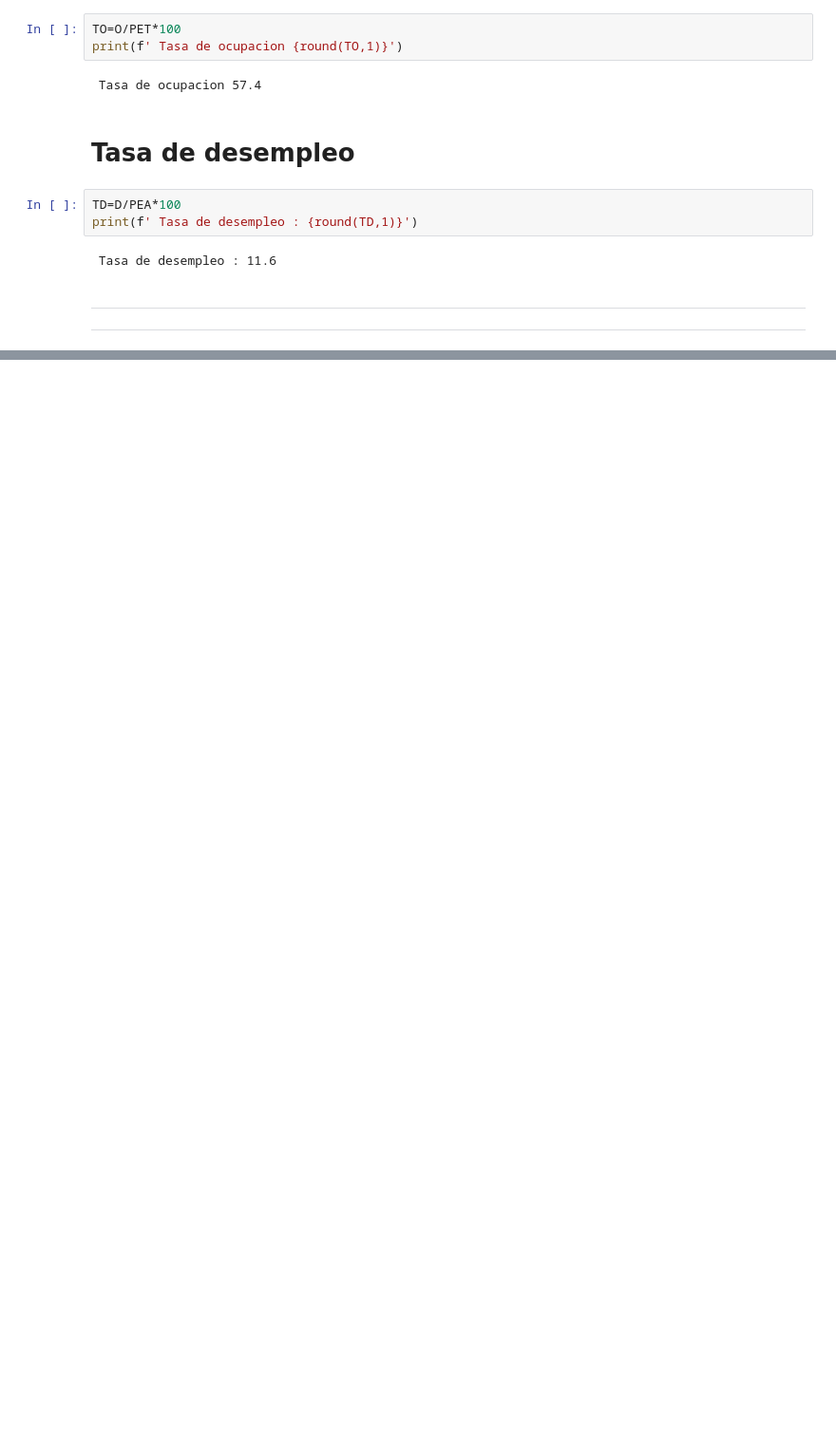
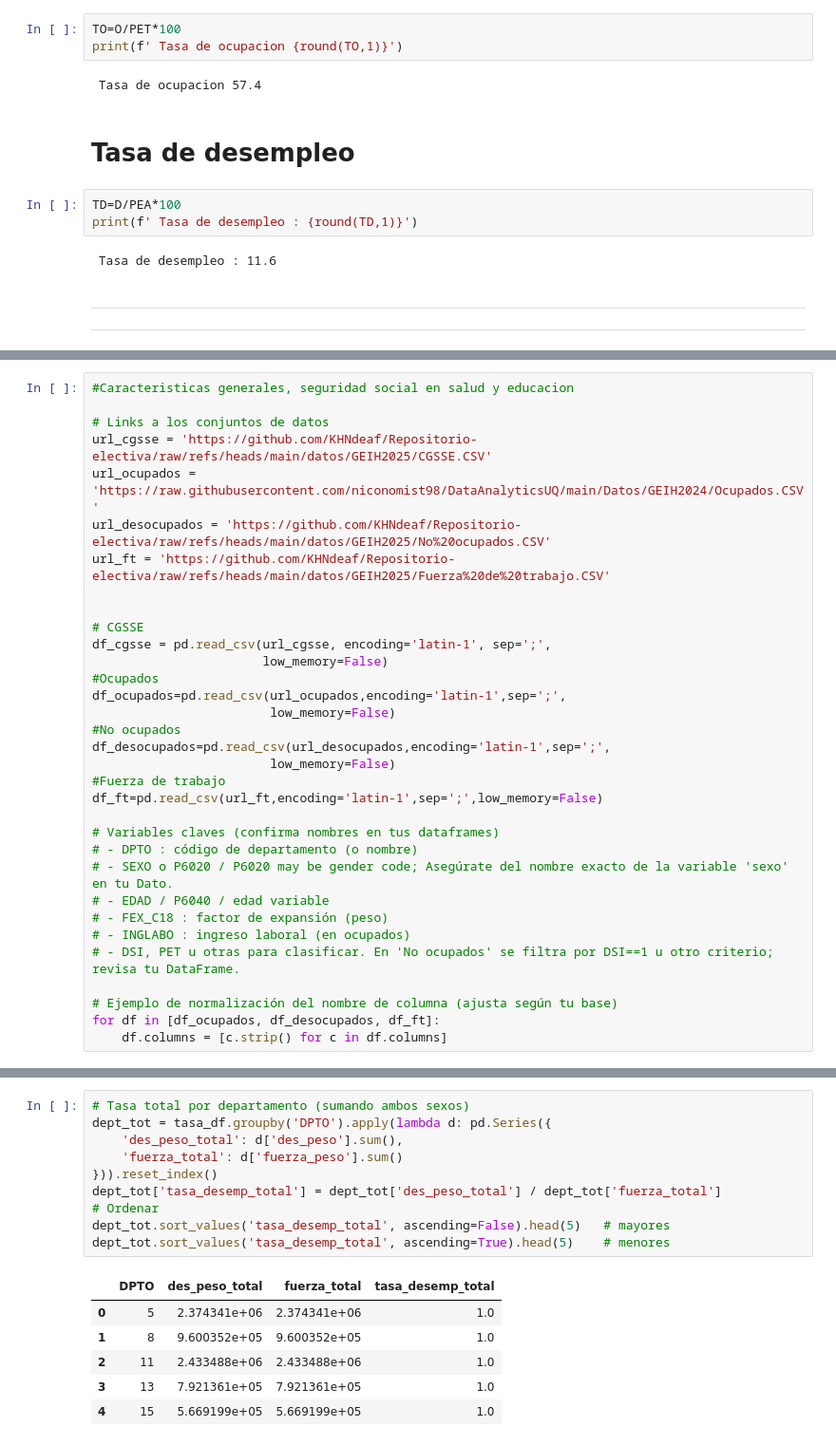
Before and after one commit to KHNdeaf/Repositorio-electiva, a Jupyter notebook: talleres/Taller_GEIH_2025_.ipynb, the cells around one changed output, grey strips where cells are left out. Shown at 95% size. Saved outputs shown, nothing was run; the diff lists cells and outputs as text; blank space fills up the shorter version.

```diff
--- a/talleres/Taller_GEIH_2025_.ipynb
+++ b/talleres/Taller_GEIH_2025_.ipynb
@@ -350,0 +351,33 @@ print(f' Tasa de desempleo : {round(TD,1)}')
+# %%
+#Caracteristicas generales, seguridad social en salud y educacion
+
+# Links a los conjuntos de datos
+url_cgsse = 'https://github.com/KHNdeaf/Repositorio-electiva/raw/refs/heads/main/datos/GEIH2025/CGSSE.CSV'
+url_ocupados = 'https://raw.githubusercontent.com/niconomist98/DataAnalyticsUQ/main/Datos/GEIH2024/Ocupados.CSV'
+url_desocupados = 'https://github.com/KHNdeaf/Repositorio-electiva/raw/refs/heads/main/datos/GEIH2025/No%20ocupados.CSV'
+url_ft = 'https://github.com/KHNdeaf/Repositorio-electiva/raw/refs/heads/main/datos/GEIH2025/Fuerza%20de%20trabajo.CSV'
+
+
+# CGSSE
+df_cgsse = pd.read_csv(url_cgsse, encoding='latin-1', sep=';',
+                       low_memory=False)
+#Ocupados
+df_ocupados=pd.read_csv(url_ocupados,encoding='latin-1',sep=';',
+                        low_memory=False)
+#No ocupados
+df_desocupados=pd.read_csv(url_desocupados,encoding='latin-1',sep=';',
+                        low_memory=False)
+#Fuerza de trabajo
+df_ft=pd.read_csv(url_ft,encoding='latin-1',sep=';',low_memory=False)
+
+# Variables claves (confirma nombres en tus dataframes)
+# - DPTO : código de departamento (o nombre)
+# - SEXO o P6020 / P6020 may be gender code; Asegúrate del nombre exacto de la variable 'sexo' en tu Dato.
+# - EDAD / P6040 / edad variable
+# - FEX_C18 : factor de expansión (peso)
+# - INGLABO : ingreso laboral (en ocupados)
+# - DSI, PET u otras para clasificar. En 'No ocupados' se filtra por DSI==1 u otro criterio; revisa tu DataFrame.
+
+# Ejemplo de normalización del nombre de columna (ajusta según tu base)
+for df in [df_ocupados, df_desocupados, df_ft]:
+    df.columns = [c.strip() for c in df.columns]
@@ -350,0 +473,17 @@ print(f' Tasa de desempleo : {round(TD,1)}')
+# %%
+# Tasa total por departamento (sumando ambos sexos)
+dept_tot = tasa_df.groupby('DPTO').apply(lambda d: pd.Series({
+    'des_peso_total': d['des_peso'].sum(),
+    'fuerza_total': d['fuerza_peso'].sum()
+})).reset_index()
+dept_tot['tasa_desemp_total'] = dept_tot['des_peso_total'] / dept_tot['fuerza_total']
+# Ordenar
+dept_tot.sort_values('tasa_desemp_total', ascending=False).head(5)   # mayores
+dept_tot.sort_values('tasa_desemp_total', ascending=True).head(5)    # menores
+# %% [output]
+|  | DPTO | des_peso_total | fuerza_total | tasa_desemp_total |
+| 0 | 5 | 2.374341e+06 | 2.374341e+06 | 1.0 |
+| 1 | 8 | 9.600352e+05 | 9.600352e+05 | 1.0 |
+| 2 | 11 | 2.433488e+06 | 2.433488e+06 | 1.0 |
+| 3 | 13 | 7.921361e+05 | 7.921361e+05 | 1.0 |
+| 4 | 15 | 5.669199e+05 | 5.669199e+05 | 1.0 |
```
Also changed, not shown: parts of 16 cells of this notebook.
